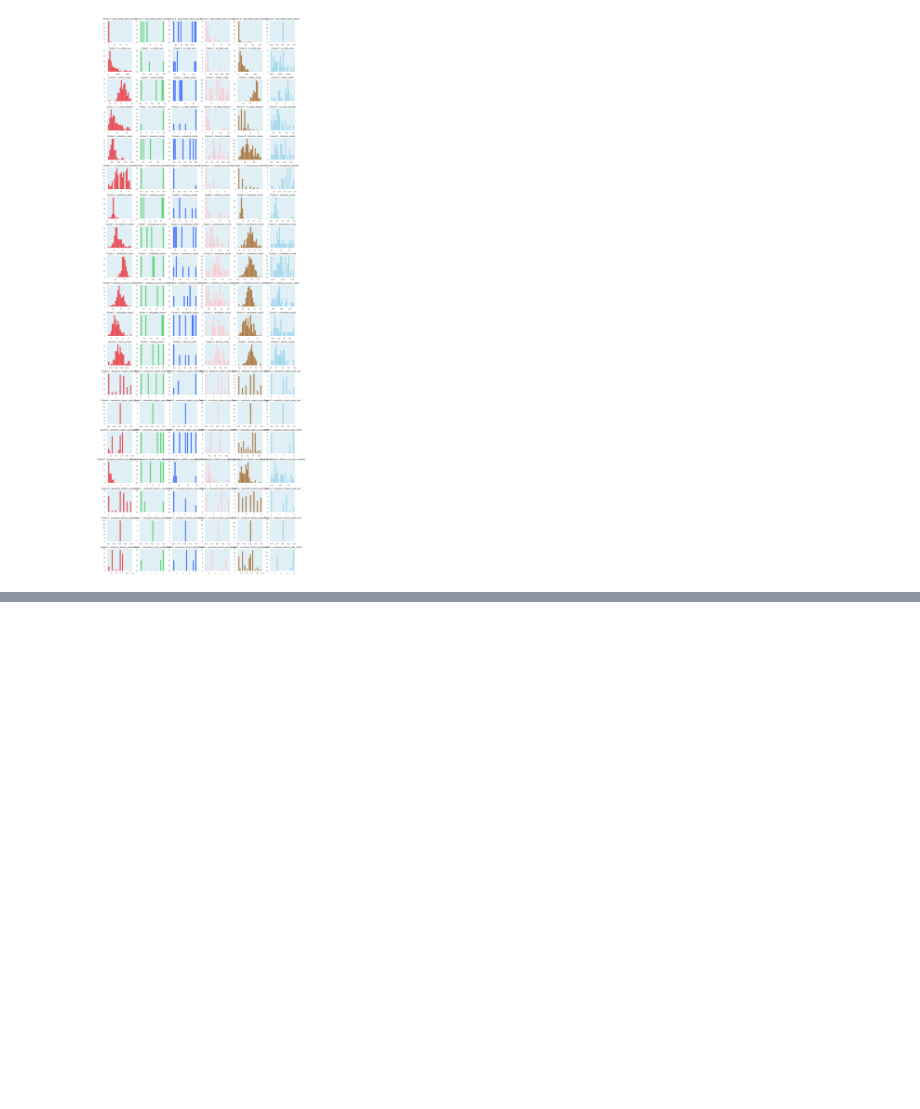
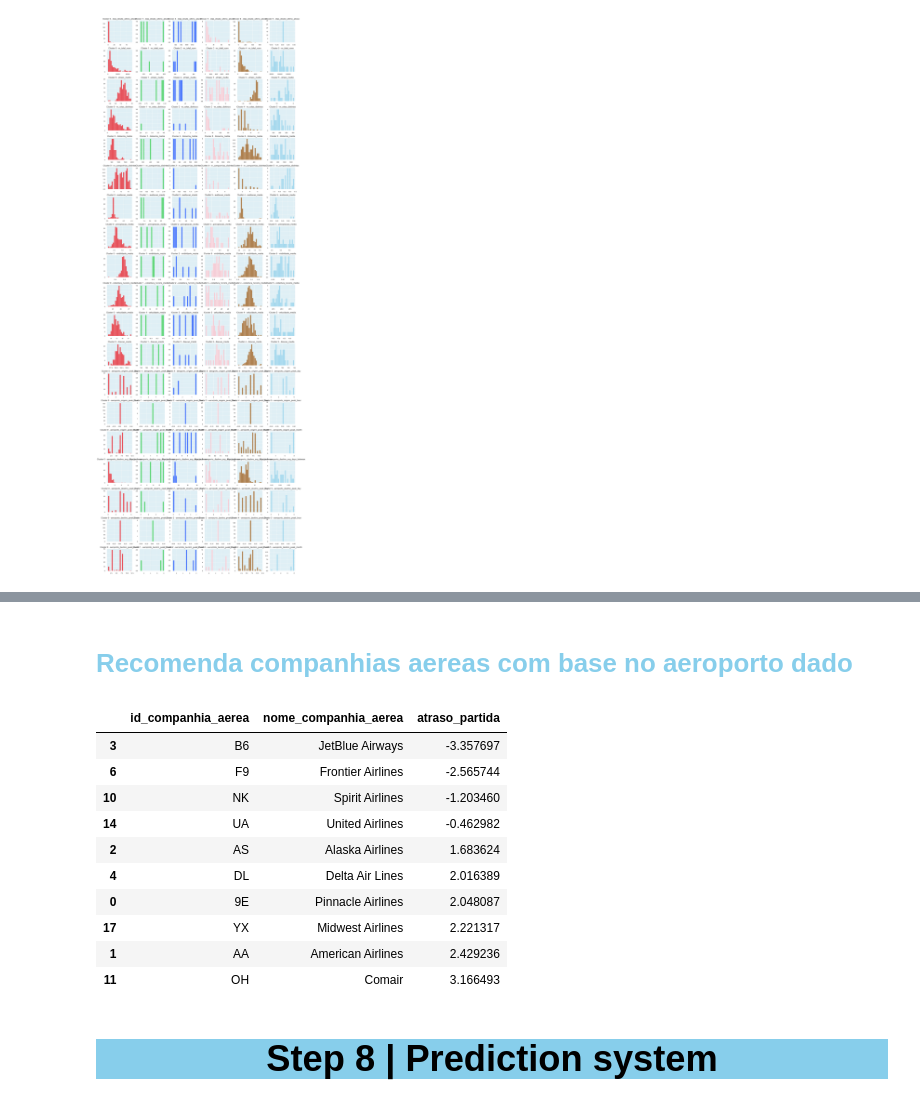
Before and after one commit to BrunoAfonso18/sdw, a Jupyter notebook: flights.ipynb, the cells around one changed output, grey strips where cells are left out. Cells and saved outputs as stored; diff of their text form; code cells hidden in the pictures; blank space fills up the shorter version.

```diff
--- a/flights.ipynb
+++ b/flights.ipynb
@@ -1525,0 +1537,4 @@ plt.show()
+# %%
+rs = df_flights_clean.copy()
+
+rs.info()
@@ -1525,0 +1612,44 @@ plt.show()
+# %% [markdown]
+# <b></span><span style='color:#87CEEB'> Recomenda companhias aereas com base no aeroporto dado</span></b>
+# %%
+def recomendar_airlines(airport_id):
+    # Garantir que o aeroporto existe
+    if airport_id not in airport_data_cleaned['aeroporto'].values:
+        print(f"Aeroporto {airport_id} não encontrado.")
+        return None
+
+    # 1. Obter o cluster do Aeroporto
+    cluster_id = airport_data_cleaned.loc[airport_data_cleaned['aeroporto'] == airport_id, 'cluster'].values[0]
+
+    # 2. Obter todos os Aeroportos do mesmo cluster
+    cluster_airports = airport_data_cleaned[airport_data_cleaned['cluster'] == cluster_id]['aeroporto'].unique()
+    # 3. Filtrar todas as airlines desses Aeroportos
+    cluster_airlines = rs[rs['aeroporto_origem'].isin(cluster_airports)]
+
+    # 4. Agrupar por produto e fazer a media deatrasos
+    airlines_cluster = cluster_airlines.groupby(['id_companhia_aerea', 'nome_companhia_aerea'])[['atraso_partida']].mean().reset_index()
+    airlines_cluster.columns = ['id_companhia_aerea', 'nome_companhia_aerea', 'atraso_partida']
+
+    # 5. Ordenar pelos airlines com menos atrasos
+    airlines_cluster = airlines_cluster.sort_values(by='atraso_partida', ascending=True)
+
+
+    # 8. Retornar top 10
+    return airlines_cluster.head(10)
+# %%
+recomendar_airlines(airport_id='FLL')
+# %% [output]
+|  | id_companhia_aerea | nome_companhia_aerea | atraso_partida |
+| 3 | B6 | JetBlue Airways | -3.357697 |
+| 6 | F9 | Frontier Airlines | -2.565744 |
+| 10 | NK | Spirit Airlines | -1.203460 |
+| 14 | UA | United Airlines | -0.462982 |
+| 2 | AS | Alaska Airlines | 1.683624 |
+| 4 | DL | Delta Air Lines | 2.016389 |
+| 0 | 9E | Pinnacle Airlines | 2.048087 |
+| 17 | YX | Midwest Airlines | 2.221317 |
+| 1 | AA | American Airlines | 2.429236 |
+| 11 | OH | Comair | 3.166493 |
+# %% [markdown]
+<a id="feature_engineering"></a>
+# <p style="background-color: #87CEEB; font-family:calibri; color:black; font-size:140%; font-family:Verdana; text-align:center; border-radius:15px 50px;">Step 8 | Prediction system</p>
```
Also changed, not shown: parts of 20 cells of this notebook.
